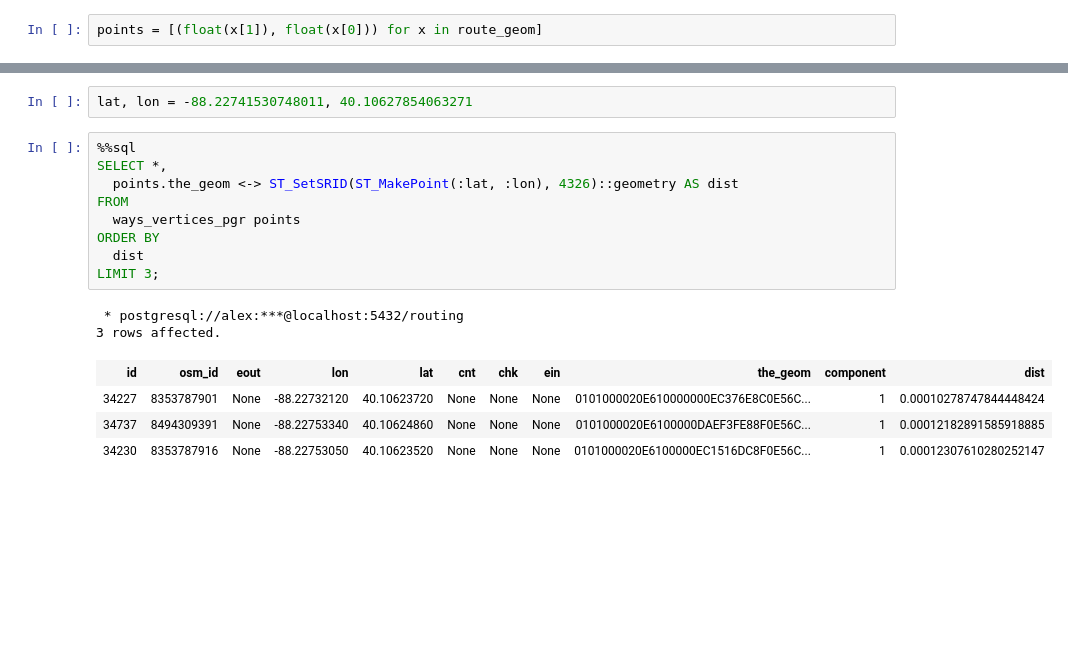
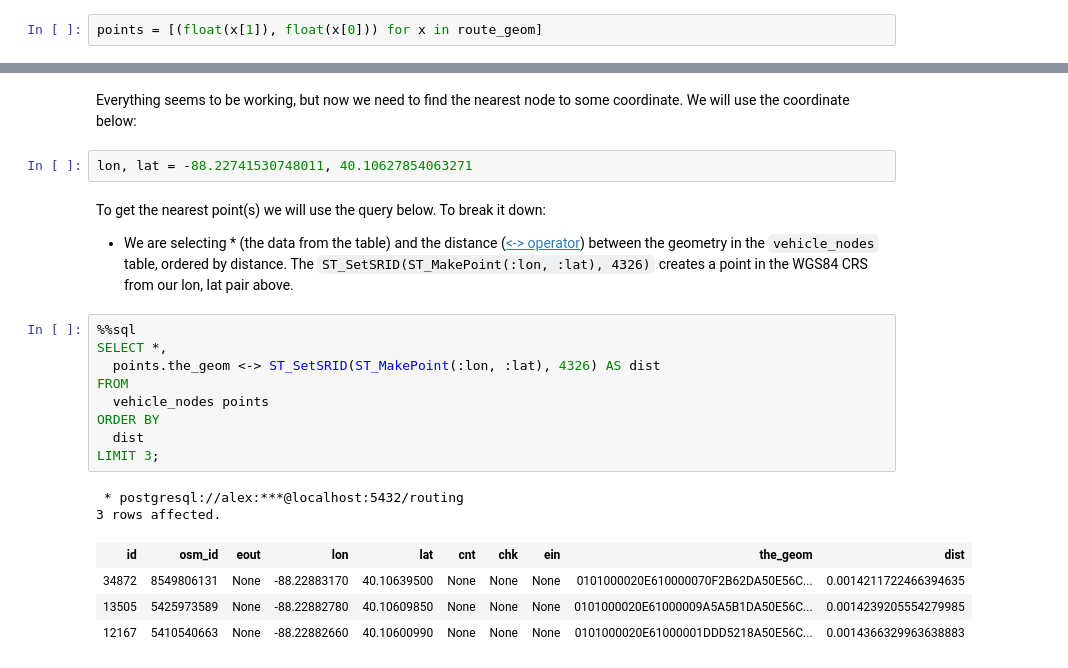
Before and after one commit to alexandermichels/pgroutingUIUC, a Jupyter notebook: notebooks/02_Vehicle_Routing.ipynb, the cells around one changed output, grey strips where cells are left out. Drawn from its saved outputs; the diff is of its cells as text; blank space fills up the shorter version.

```diff
--- a/notebooks/02_Vehicle_Routing.ipynb
+++ b/notebooks/02_Vehicle_Routing.ipynb
@@ -200,21 +253,27 @@ m
+# %% [markdown]
+Everything seems to be working, but now we need to find the nearest node to some coordinate. We will use the coordinate below:
 # %%
-lat, lon = -88.22741530748011, 40.10627854063271
+lon, lat = -88.22741530748011, 40.10627854063271
+# %% [markdown]
+To get the nearest point(s) we will use the query below. To break it down:
+
+* We are selecting * (the data from the table) and the distance ([<-> operator](https://postgis.net/docs/geometry_distance_knn.html)) between the geometry in the `vehicle_nodes` table, ordered by distance. The `ST_SetSRID(ST_MakePoint(:lon, :lat), 4326)` creates a point in the WGS84 CRS from our lon, lat pair above.
 # %%
 %%sql
 SELECT *,
-  points.the_geom <-> ST_SetSRID(ST_MakePoint(:lat, :lon), 4326)::geometry AS dist
+  points.the_geom <-> ST_SetSRID(ST_MakePoint(:lon, :lat), 4326) AS dist
 FROM
-  ways_vertices_pgr points
+  vehicle_nodes points
 ORDER BY
   dist
 LIMIT 3;
 # %% [output]
  * postgresql://alex:***@localhost:5432/routing
 3 rows affected.
-| id | osm_id | eout | lon | lat | cnt | chk | ein | the_geom | component | dist |
-| 34227 | 8353787901 | None | -88.22732120 | 40.10623720 | None | None | None | 0101000020E610000000EC376E8C0E56C... | 1 | 0.00010278747844448424 |
-| 34737 | 8494309391 | None | -88.22753340 | 40.10624860 | None | None | None | 0101000020E6100000DAEF3FE88F0E56C... | 1 | 0.00012182891585918885 |
-| 34230 | 8353787916 | None | -88.22753050 | 40.10623520 | None | None | None | 0101000020E6100000EC1516DC8F0E56C... | 1 | 0.00012307610280252147 |
+| id | osm_id | eout | lon | lat | cnt | chk | ein | the_geom | dist |
+| 34872 | 8549806131 | None | -88.22883170 | 40.10639500 | None | None | None | 0101000020E610000070F2B62DA50E56C... | 0.0014211722466394635 |
+| 13505 | 5425973589 | None | -88.22882780 | 40.10609850 | None | None | None | 0101000020E61000009A5A5B1DA50E56C... | 0.0014239205554279985 |
+| 12167 | 5410540663 | None | -88.22882660 | 40.10600990 | None | None | None | 0101000020E61000001DDD5218A50E56C... | 0.0014366329963638883 |
 # %%
 %%sql nearest <<
 SELECT lon, lat,
```
Also changed, not shown: parts of 37 cells of this notebook, 6 other files.
